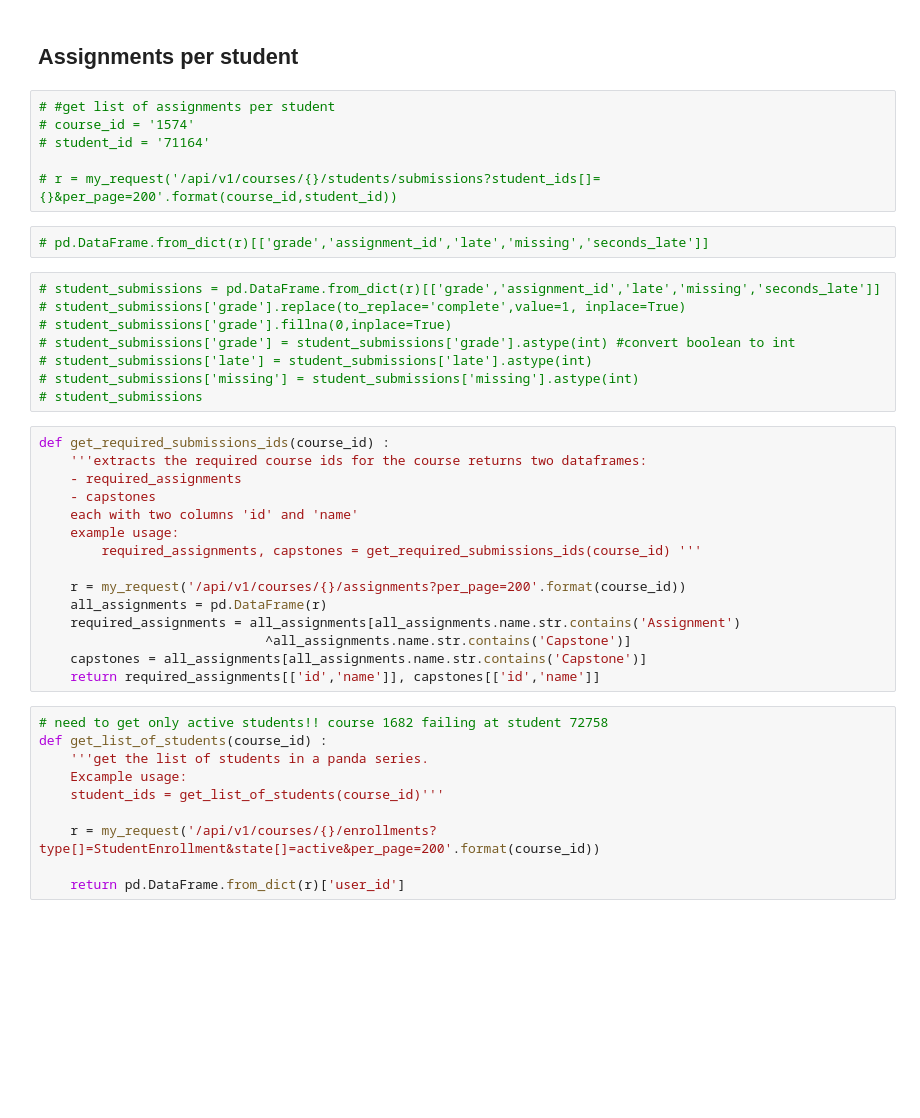
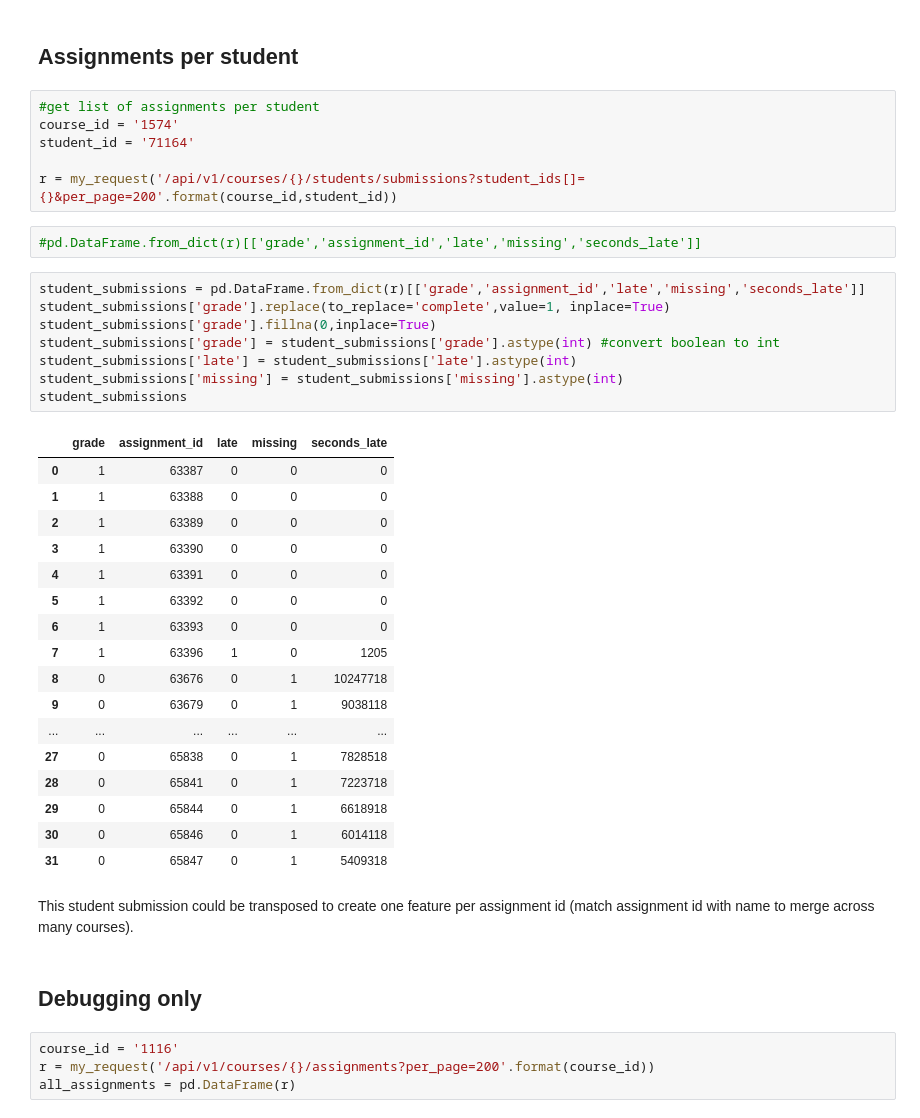
Before and after one commit to andrea-fantini/student-fail-prediction, a Jupyter notebook: notebooks/Data-Extraction.ipynb, the cells around one changed output. Cells and saved outputs as stored; diff of their text form; blank space fills up the shorter version.

```diff
--- a/notebooks/Data-Extraction.ipynb
+++ b/notebooks/Data-Extraction.ipynb
@@ -95,43 +364,44 @@ id	name
 # %% [markdown]
 ## Assignments per student
 # %%
-# #get list of assignments per student
-# course_id = '1574'
-# student_id = '71164'
+#get list of assignments per student
+course_id = '1574'
+student_id = '71164'
 
-# r = my_request('/api/v1/courses/{}/students/submissions?student_ids[]={}&per_page=200'.format(course_id,student_id))
+r = my_request('/api/v1/courses/{}/students/submissions?student_ids[]={}&per_page=200'.format(course_id,student_id))
 # %%
-# pd.DataFrame.from_dict(r)[['grade','assignment_id','late','missing','seconds_late']]
+#pd.DataFrame.from_dict(r)[['grade','assignment_id','late','missing','seconds_late']]
 # %%
-# student_submissions = pd.DataFrame.from_dict(r)[['grade','assignment_id','late','missing','seconds_late']]
-# student_submissions['grade'].replace(to_replace='complete',value=1, inplace=True)
-# student_submissions['grade'].fillna(0,inplace=True)
-# student_submissions['grade'] = student_submissions['grade'].astype(int) #convert boolean to int
-# student_submissions['late'] = student_submissions['late'].astype(int)
-# student_submissions['missing'] = student_submissions['missing'].astype(int)
-# student_submissions
+student_submissions = pd.DataFrame.from_dict(r)[['grade','assignment_id','late','missing','seconds_late']]
+student_submissions['grade'].replace(to_replace='complete',value=1, inplace=True)
+student_submissions['grade'].fillna(0,inplace=True)
+student_submissions['grade'] = student_submissions['grade'].astype(int) #convert boolean to int
+student_submissions['late'] = student_submissions['late'].astype(int)
+student_submissions['missing'] = student_submissions['missing'].astype(int)
+student_submissions
+# %% [output]
+|  | grade | assignment_id | late | missing | seconds_late |
+| 0 | 1 | 63387 | 0 | 0 | 0 |
+| 1 | 1 | 63388 | 0 | 0 | 0 |
+| 2 | 1 | 63389 | 0 | 0 | 0 |
+| 3 | 1 | 63390 | 0 | 0 | 0 |
+| 4 | 1 | 63391 | 0 | 0 | 0 |
+| 5 | 1 | 63392 | 0 | 0 | 0 |
+| 6 | 1 | 63393 | 0 | 0 | 0 |
+| 7 | 1 | 63396 | 1 | 0 | 1205 |
+| 8 | 0 | 63676 | 0 | 1 | 10247718 |
+| 9 | 0 | 63679 | 0 | 1 | 9038118 |
+| ... | ... | ... | ... | ... | ... |
+| 27 | 0 | 65838 | 0 | 1 | 7828518 |
+| 28 | 0 | 65841 | 0 | 1 | 7223718 |
+| 29 | 0 | 65844 | 0 | 1 | 6618918 |
+| 30 | 0 | 65846 | 0 | 1 | 6014118 |
+| 31 | 0 | 65847 | 0 | 1 | 5409318 |
-# %%
-def get_required_submissions_ids(course_id) :
-    '''extracts the required course ids for the course returns two dataframes:
-    - required_assignments
-    - capstones
-    each with two columns 'id' and 'name'
-    example usage:
-        required_assignments, capstones = get_required_submissions_ids(course_id) '''
-
-    r = my_request('/api/v1/courses/{}/assignments?per_page=200'.format(course_id))
-    all_assignments = pd.DataFrame(r)
-    required_assignments = all_assignments[all_assignments.name.str.contains('Assignment')
-                             ^all_assignments.name.str.contains('Capstone')]
-    capstones = all_assignments[all_assignments.name.str.contains('Capstone')]
-    return required_assignments[['id','name']], capstones[['id','name']]
-# %%
-# need to get only active students!! course 1682 failing at student 72758
-def get_list_of_students(course_id) :
-    '''get the list of students in a panda series.
-    Excample usage:
-    student_ids = get_list_of_students(course_id)'''
-
-    r = my_request('/api/v1/courses/{}/enrollments?type[]=StudentEnrollment&state[]=active&per_page=200'.format(course_id))
-
-    return pd.DataFrame.from_dict(r)['user_id']
+# %% [markdown]
+This student submission could be transposed to create one feature per assignment id (match assignment id with name to merge across many courses).
+# %% [markdown]
+## Debugging only
+# %%
+course_id = '1116'
+r = my_request('/api/v1/courses/{}/assignments?per_page=200'.format(course_id))
+all_assignments = pd.DataFrame(r)
```
Also changed, not shown: parts of 52 cells of this notebook.
